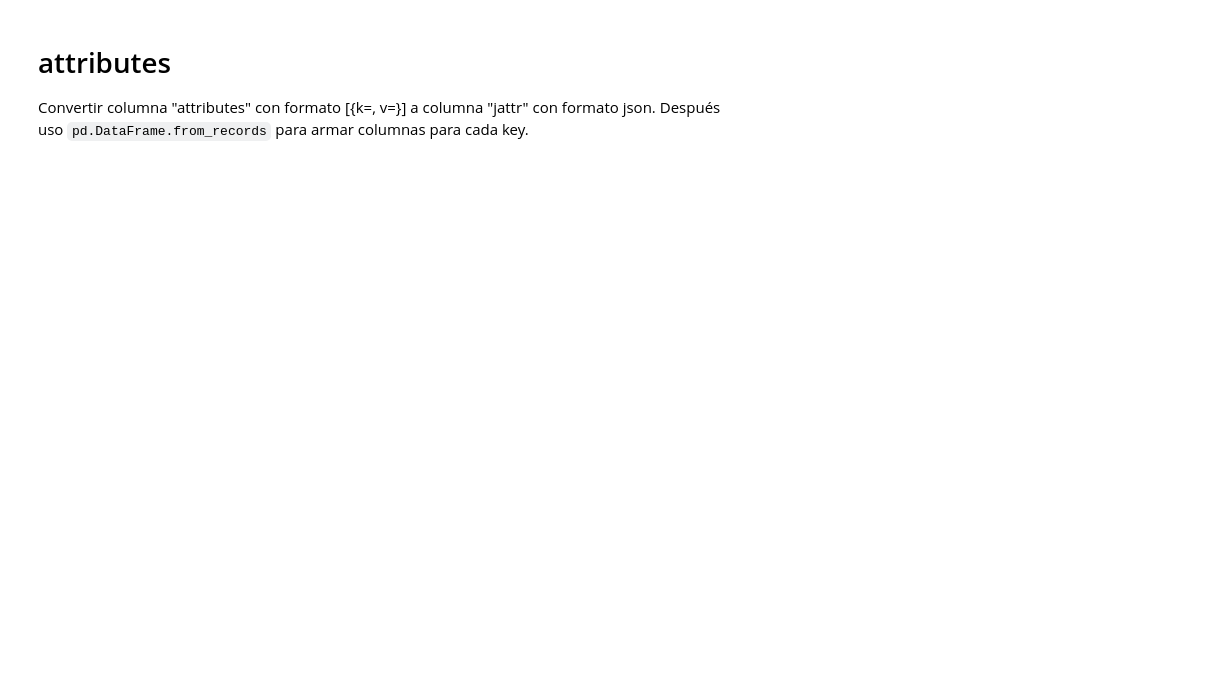
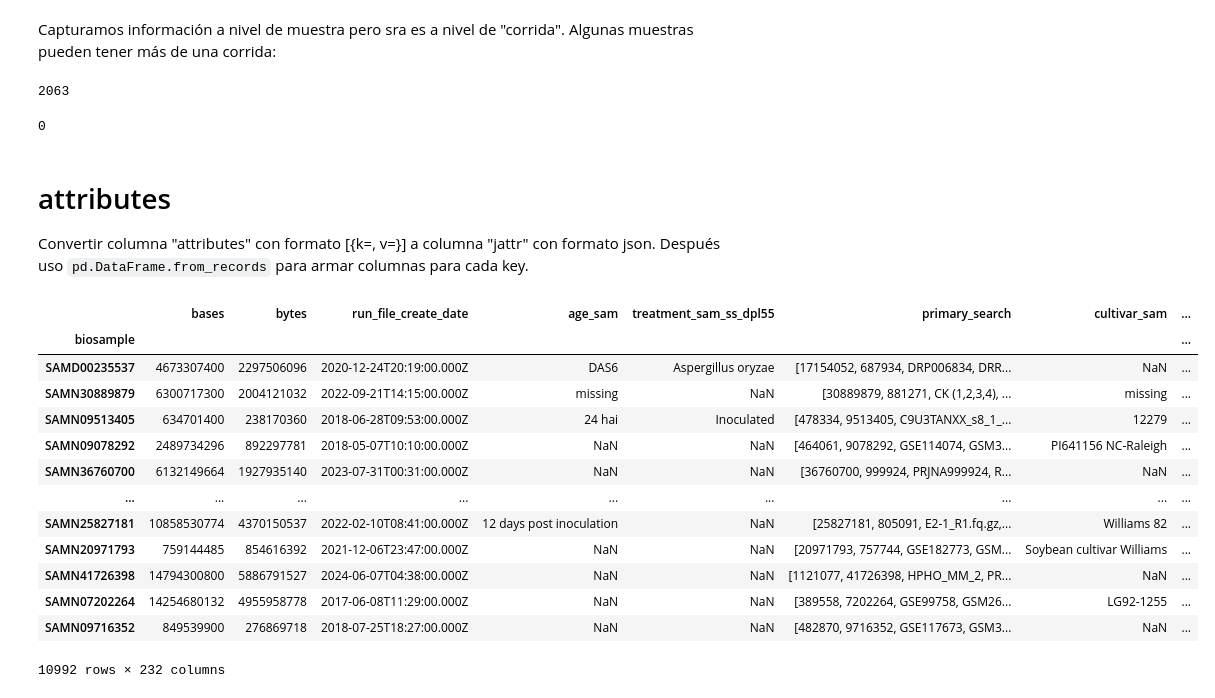
Before and after one commit to freire-guido/soy-biomarkers, a Jupyter notebook: metadata/sra.ipynb, the cells around one changed output. Saved outputs shown, nothing was run; the diff lists cells and outputs as text; code cells hidden in the pictures; blank space fills up the shorter version.

````diff
--- a/metadata/sra.ipynb
+++ b/metadata/sra.ipynb
@@ -38,6 +38,36 @@ sra
+# %% [markdown]
+Capturamos información a nivel de muestra pero sra es a nivel de "corrida". Algunas muestras pueden tener más de una corrida:
+# %%
+sra.index.duplicated().sum()
+# %% [output]
+2063
+# %%
+sra = sra.loc[~sra.index.duplicated(keep='first')]
+sra.index.duplicated().sum()
+# %% [output]
+0
 # %% [markdown]
 # attributes
 
 Convertir columna "attributes" con formato [{k=<key>, v=<value>}] a columna "jattr" con formato json. Después uso ```pd.DataFrame.from_records``` para armar columnas para cada key.
 # %%
 import jattr
+# %%
+attr = sra['attributes'].apply(jattr.from_attributes)
+attributes = pd.DataFrame.from_records(attr, index=attr.index)
+attributes
+# %% [output]
+|  | bases | bytes | run_file_create_date | age_sam | treatment_sam_ss_dpl55 | primary_search | cultivar_sam | ... |
+| biosample |  |  |  |  |  |  |  | ... |
+| SAMD00235537 | 4673307400 | 2297506096 | 2020-12-24T20:19:00.000Z | DAS6 | Aspergillus oryzae | [17154052, 687934, DRP006834, DRR... | NaN | ... |
+| SAMN30889879 | 6300717300 | 2004121032 | 2022-09-21T14:15:00.000Z | missing | NaN | [30889879, 881271, CK (1,2,3,4), ... | missing | ... |
+| SAMN09513405 | 634701400 | 238170360 | 2018-06-28T09:53:00.000Z | 24 hai | Inoculated | [478334, 9513405, C9U3TANXX_s8_1_... | 12279 | ... |
+| SAMN09078292 | 2489734296 | 892297781 | 2018-05-07T10:10:00.000Z | NaN | NaN | [464061, 9078292, GSE114074, GSM3... | PI641156 NC-Raleigh | ... |
+| SAMN36760700 | 6132149664 | 1927935140 | 2023-07-31T00:31:00.000Z | NaN | NaN | [36760700, 999924, PRJNA999924, R... | NaN | ... |
+| ... | ... | ... | ... | ... | ... | ... | ... | ... |
+| SAMN25827181 | 10858530774 | 4370150537 | 2022-02-10T08:41:00.000Z | 12 days post inoculation | NaN | [25827181, 805091, E2-1_R1.fq.gz,... | Williams 82 | ... |
+| SAMN20971793 | 759144485 | 854616392 | 2021-12-06T23:47:00.000Z | NaN | NaN | [20971793, 757744, GSE182773, GSM... | Soybean cultivar Williams | ... |
+| SAMN41726398 | 14794300800 | 5886791527 | 2024-06-07T04:38:00.000Z | NaN | NaN | [1121077, 41726398, HPHO_MM_2, PR... | NaN | ... |
+| SAMN07202264 | 14254680132 | 4955958778 | 2017-06-08T11:29:00.000Z | NaN | NaN | [389558, 7202264, GSE99758, GSM26... | LG92-1255 | ... |
+| SAMN09716352 | 849539900 | 276869718 | 2018-07-25T18:27:00.000Z | NaN | NaN | [482870, 9716352, GSE117673, GSM3... | NaN | ... |
+10992 rows × 232 columns
````
Also changed, not shown: parts of 3 cells of this notebook, 26 other files.
